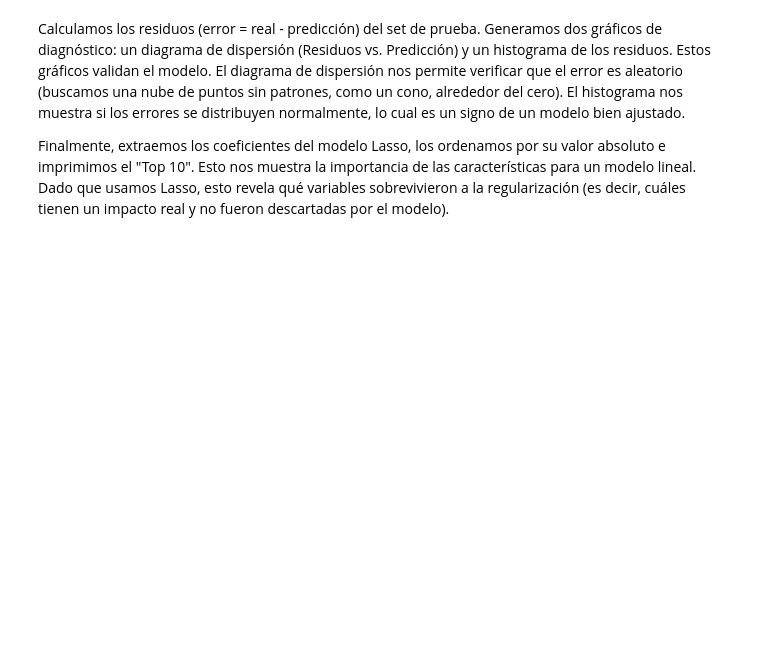
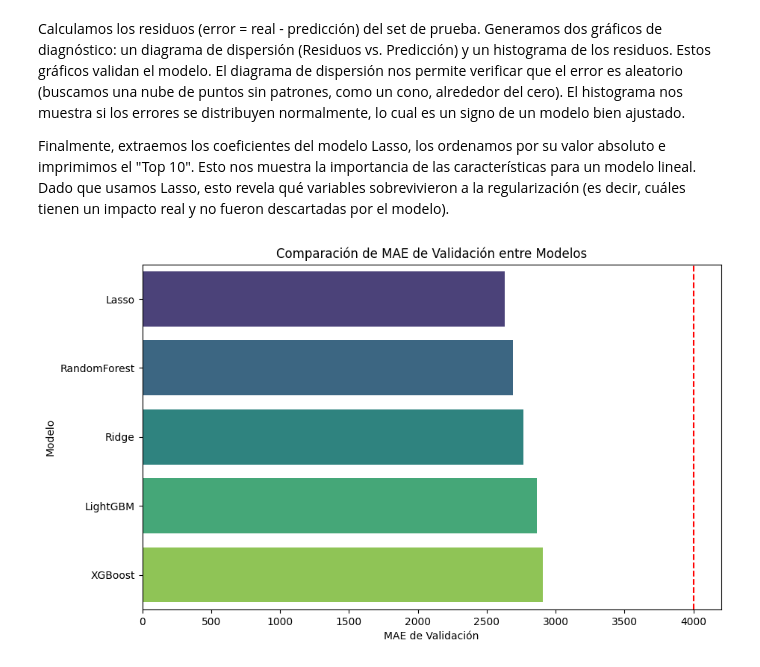
Before and after one commit to GonzaCardin/tp_final_ldd2, a Jupyter notebook: notebooks/modelado_v2.ipynb, the cells around one changed output. Saved outputs shown, nothing was run; the diff lists cells and outputs as text; code cells hidden in the pictures; blank space fills up the shorter version.

Commit message:
grafico de comparacion de mae en modelos

```diff
--- a/notebooks/modelado_v2.ipynb
+++ b/notebooks/modelado_v2.ipynb
@@ -242,3 +242,16 @@ dtype: float64
 Calculamos los residuos (error = real - predicción) del set de prueba. Generamos dos gráficos de diagnóstico: un diagrama de dispersión (Residuos vs. Predicción) y un histograma de los residuos. Estos gráficos validan el modelo. El diagrama de dispersión nos permite verificar que el error es aleatorio (buscamos una nube de puntos sin patrones, como un cono, alrededor del cero). El histograma nos muestra si los errores se distribuyen normalmente, lo cual es un signo de un modelo bien ajustado.
 
 Finalmente, extraemos los coeficientes del modelo Lasso, los ordenamos por su valor absoluto e imprimimos el "Top 10". Esto nos muestra la importancia de las características para un modelo lineal. Dado que usamos Lasso, esto revela qué variables sobrevivieron a la regularización (es decir, cuáles tienen un impacto real y no fueron descartadas por el modelo).
+# %%
+# Comparación de MAE de validación entre modelos (en horizontal)
+# un color para cada modelo
+# linea vertical con criterio de aprobación en mae = 4000
+plt.figure(figsize=(10, 6))
+sns.barplot(x='mae', y='model', data=results_df, palette='viridis', hue='model')
+plt.axvline(x=4000, color='red', linestyle='--', label='Criterio de Aprobación (MAE=4000)')
+plt.xlabel('MAE de Validación')
+plt.ylabel('Modelo')
+plt.title('Comparación de MAE de Validación entre Modelos')
+plt.show()
+# %% [output]
+[figure, added]
```
Also changed, not shown: parts of 1 cell of this notebook, 3 other files.
